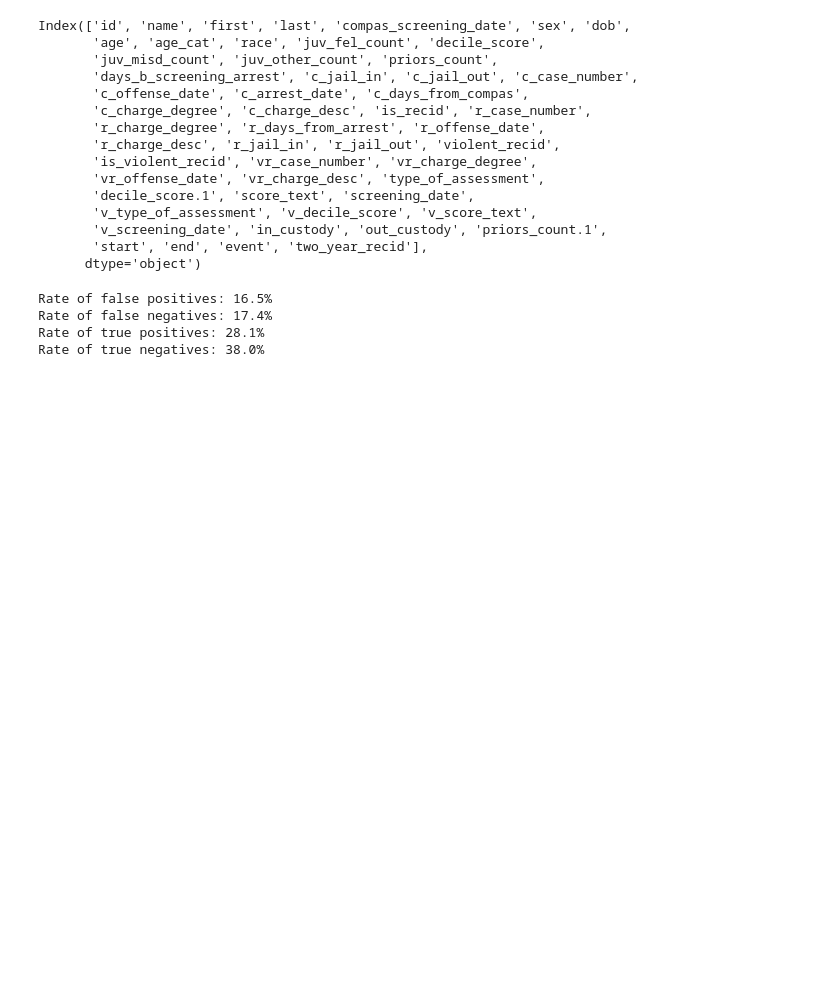
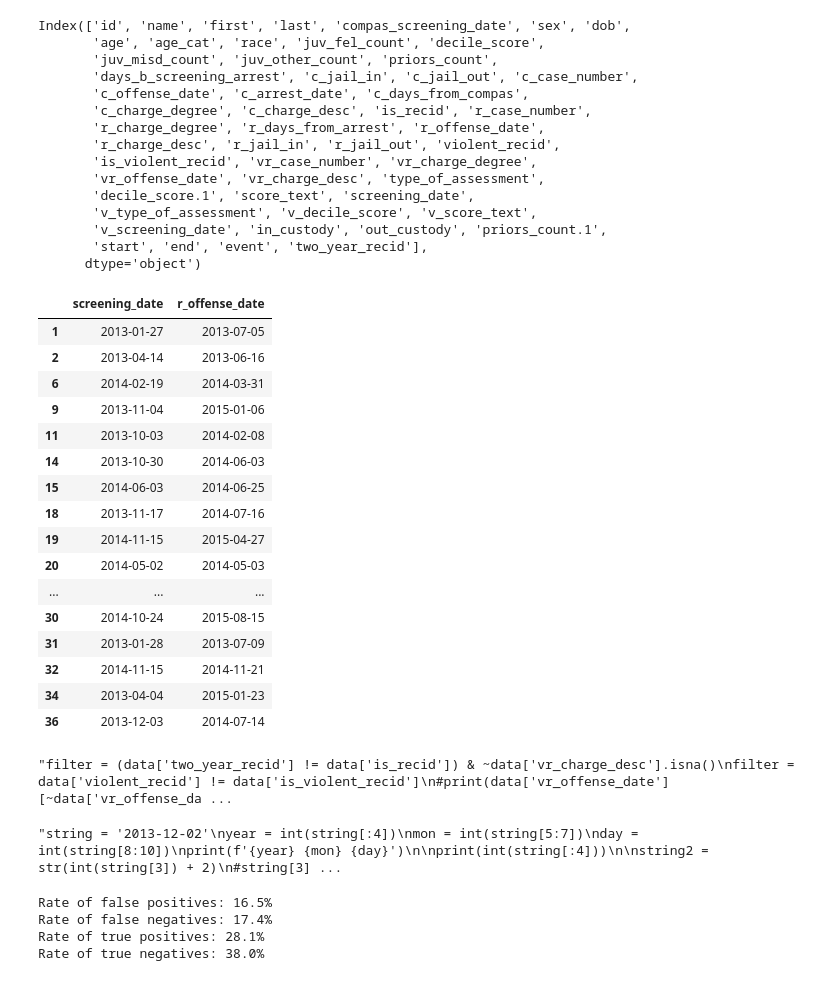
Before and after one commit to kajassandnes/HON2200_compas, a Jupyter notebook: compas_jakob.ipynb, the cells around one changed output. Cells and saved outputs as stored; diff of their text form; code cells hidden in the pictures; blank space fills up the shorter version.

```diff
--- a/compas_jakob.ipynb
+++ b/compas_jakob.ipynb
@@ -26,6 +27,50 @@ Index(['id', 'name', 'first', 'last', 'compas_screening_date', 'sex', 'dob',
        'v_screening_date', 'in_custody', 'out_custody', 'priors_count.1',
        'start', 'end', 'event', 'two_year_recid'],
       dtype='object')
+# %%
+data[['screening_date', 'r_offense_date']][~data['r_offense_date'].isna()][:20]
+# %% [output]
+|  | screening_date | r_offense_date |
+| 1 | 2013-01-27 | 2013-07-05 |
+| 2 | 2013-04-14 | 2013-06-16 |
+| 6 | 2014-02-19 | 2014-03-31 |
+| 9 | 2013-11-04 | 2015-01-06 |
+| 11 | 2013-10-03 | 2014-02-08 |
+| 14 | 2013-10-30 | 2014-06-03 |
+| 15 | 2014-06-03 | 2014-06-25 |
+| 18 | 2013-11-17 | 2014-07-16 |
+| 19 | 2014-11-15 | 2015-04-27 |
+| 20 | 2014-05-02 | 2014-05-03 |
+| ... | ... | ... |
+| 30 | 2014-10-24 | 2015-08-15 |
+| 31 | 2013-01-28 | 2013-07-09 |
+| 32 | 2014-11-15 | 2014-11-21 |
+| 34 | 2013-04-04 | 2015-01-23 |
+| 36 | 2013-12-03 | 2014-07-14 |
+# %%
+"""filter = (data['two_year_recid'] != data['is_recid']) & ~data['vr_charge_desc'].isna()
+filter = data['violent_recid'] != data['is_violent_recid']
+#print(data['vr_offense_date'][~data['vr_offense_date'].isna()] - data['v_screening_date'][~data['vr_offense_date'].isna()])
+print(data['v_screening_date'])
+filter = (data['is_violent_recid'] == 1) & (data['two_year_recid'] == 0)
+data[['two_year_recid', 'is_recid','vr_case_number', 'is_violent_recid', 'vr_charge_desc']][filter]"""
+# %% [output]
+"filter = (data['two_year_recid'] != data['is_recid']) & ~data['vr_charge_desc'].isna()\nfilter = data['violent_recid'] != data['is_violent_recid']\n#print(data['vr_offense_date'][~data['vr_offense_da ...
+# %%
+"""string = '2013-12-02'
+year = int(string[:4])
+mon = int(string[5:7])
+day = int(string[8:10])
+print(f'{year} {mon} {day}')
+
+print(int(string[:4]))
+
+string2 = str(int(string[3]) + 2)
+#string[3] = string2
+
+print(string2)"""
+# %% [output]
+"string = '2013-12-02'\nyear = int(string[:4])\nmon = int(string[5:7])\nday = int(string[8:10])\nprint(f'{year} {mon} {day}')\n\nprint(int(string[:4]))\n\nstring2 = str(int(string[3]) + 2)\n#string[3] ...
 # %%
 # We demand that the crime was committed within 30 days of COMPAS Screening for data quality:
 
```
Also changed, not shown: parts of 20 cells of this notebook.
